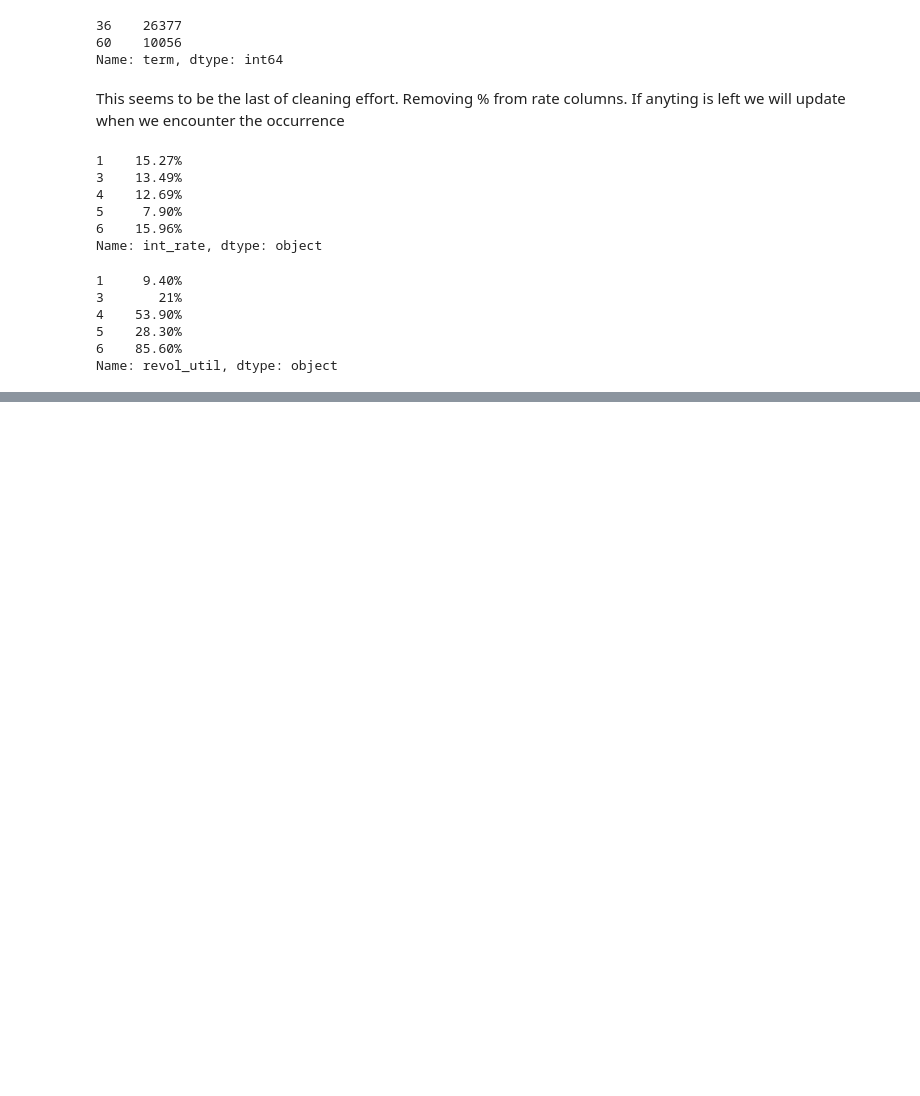
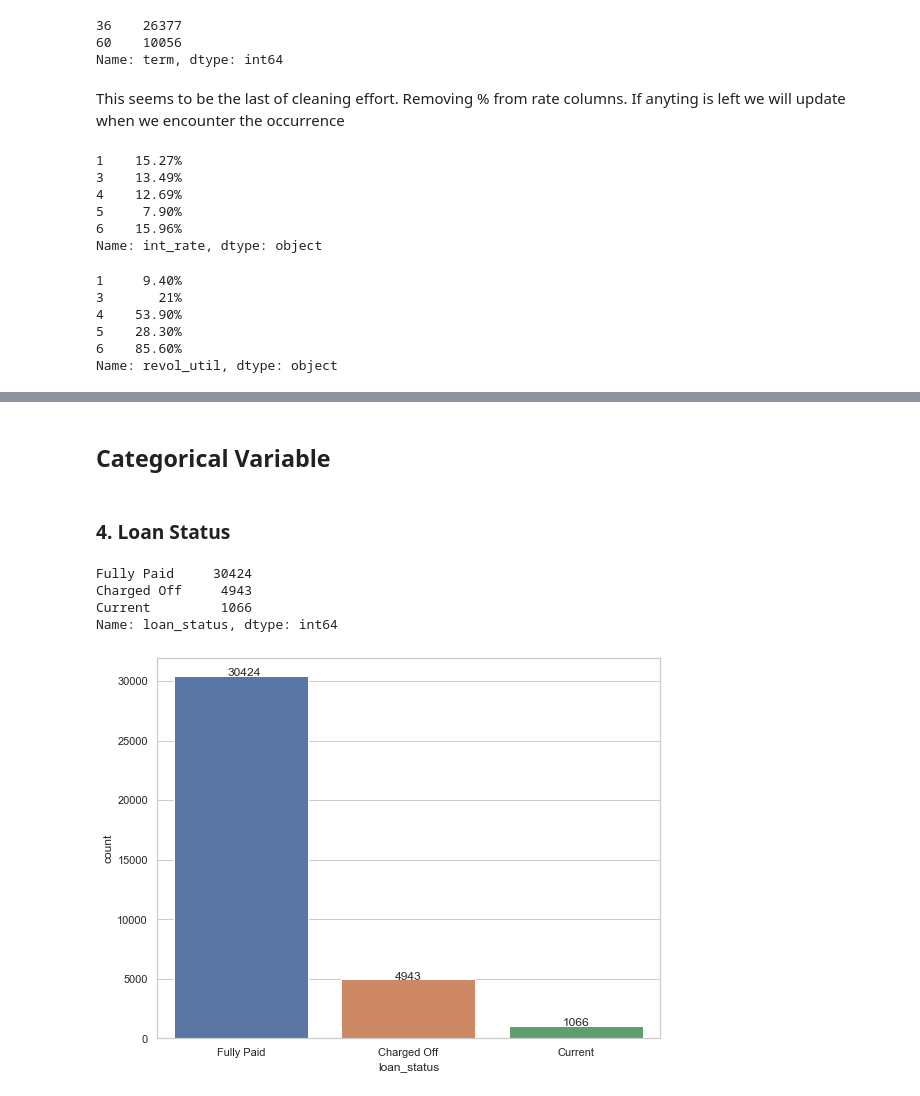
Before and after one commit to ruchirmayank/lendingClub, a Jupyter notebook: Lending Club Assignment.ipynb, the cells around one changed output, grey strips where cells are left out. Cells and saved outputs as stored; diff of their text form; code cells hidden in the pictures; blank space fills up the shorter version.

```diff
--- a/Lending Club Assignment.ipynb
+++ b/Lending Club Assignment.ipynb
@@ -348,0 +423,15 @@ We have cleaned up the data now we should derive certain columns that will help
+# %%
+def categorical_vr_plot(df,col,hue=None):
+     temp = pd.Series(data = hue)
+     fig, ax = plt.subplots()
+     width = len(df[col].unique()) + 6 + 4*len(temp.unique())
+     fig.set_size_inches(width , 7)
+     ax = sns.countplot(data = df, x= df[col], order=df[col].value_counts().index,hue = hue)
+     if len(temp.unique()) > 0:
+        for p in ax.patches:
+                ax.annotate('{:1.1f}%'.format((p.get_height()*100)/float(len(loan))), (p.get_x()+0.05, p.get_height()+20))
+     else:
+        for p in ax.patches:
+                ax.annotate(p.get_height(), (p.get_x()+0.32, p.get_height()+20))
+     del temp
+     plt.show()
@@ -348,0 +514,15 @@ We have cleaned up the data now we should derive certain columns that will help
+# %% [markdown]
+## Categorical Variable
+# %% [markdown]
+### 4. Loan Status
+# %%
+loan.loan_status.value_counts()
+# %% [output]
+Fully Paid     30424
+Charged Off     4943
+Current         1066
+Name: loan_status, dtype: int64
+# %%
+categorical_vr_plot(df=loan,col='loan_status')
+# %% [output]
+[figure, added]
```
Also changed, not shown: parts of 104 cells of this notebook.
